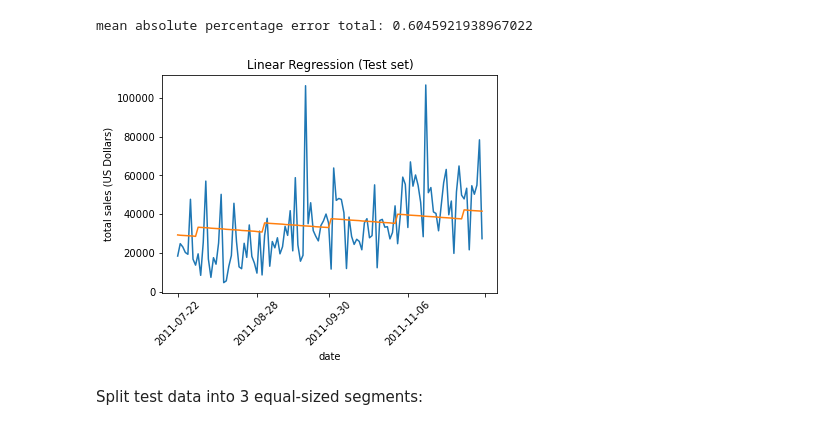
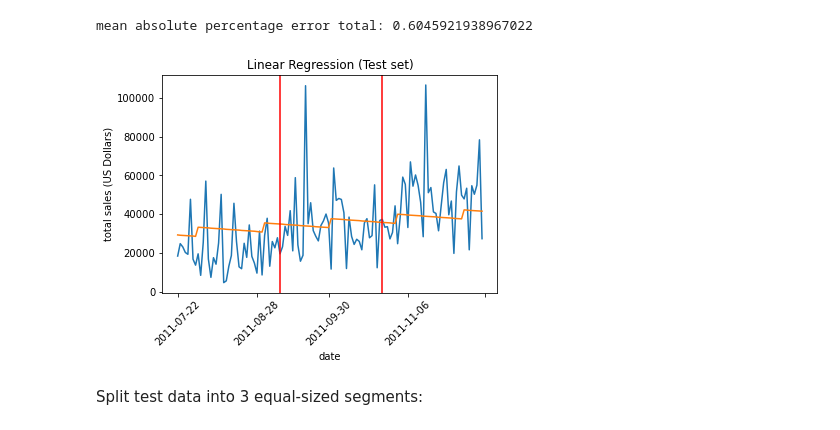
Before and after one commit to mwreed1/forcasting-sales, a Jupyter notebook: sale_uk.ipynb, the cells around one changed output. Cells and saved outputs as stored; diff of their text form; code cells hidden in the pictures.

Commit message:
Added red vertical lines in test plot

```diff
--- a/sale_uk.ipynb
+++ b/sale_uk.ipynb
@@ -274,18 +271,20 @@ mean absolute percentage error total: 0.6045921938967022
 # %%
 fig = plt.figure()
 ax = fig.add_subplot(111)
 
 ax.plot(X_test_axis.index,y_test)
 ax.plot(X_test_axis.index,test_preds)
 #ax.xaxis.set_major_formatter(mdates.DateFormatter('%Y-%m-%d'))
 ax.xaxis.set_major_locator(mdates.MonthLocator(interval=1))
 ax.tick_params(axis='x', labelrotation=45)
 plt.xlabel("date")
 plt.ylabel("total sales (US Dollars)")
 plt.title("Linear Regression (Test set)")
+plt.axvline(x = 40, color = 'r', label = '40 days')
+plt.axvline(x = 80, color = 'r', label = '80 days')
 plt.show()
 # %% [output]
-[figure, old version]
+[figure, new version]
 # %% [markdown]
 Split test data into 3 equal-sized segments:
 # %%
```
Also changed, not shown: parts of 12 cells of this notebook.
